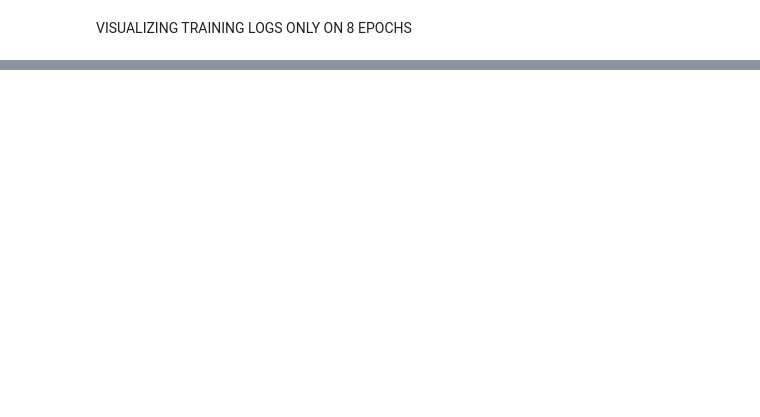
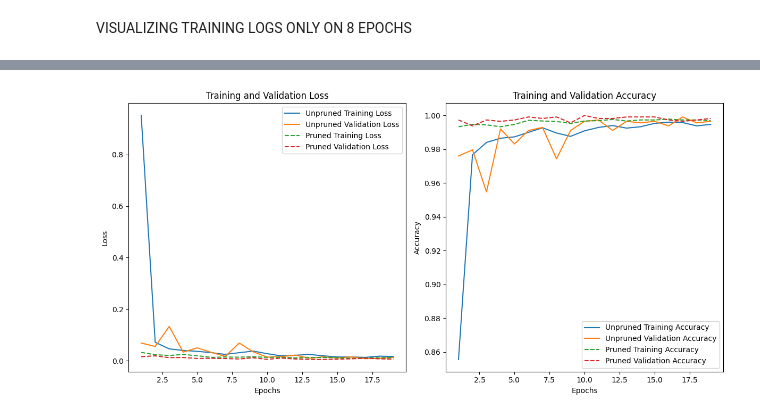
Before and after one commit to Alafiade/Structured-Pruning-on-a-ResNet-50-model, a Jupyter notebook: Structured_Pruning.ipynb, the cells around one changed output, grey strips where cells are left out. Saved outputs shown, nothing was run; the diff lists cells and outputs as text; code cells hidden in the pictures; blank space fills up the shorter version.

```diff
--- a/Structured_Pruning.ipynb
+++ b/Structured_Pruning.ipynb
@@ -482,0 +436,84 @@ plt.show()
+# %%
+import matplotlib.pyplot as plt
+
+# Example data for unpruned model
+unpruned_train_loss = [
+    0.9521, 0.0714, 0.0459, 0.0397, 0.0363, 0.0313, 0.0243, 0.0310, 0.0373,
+    0.0270, 0.0185, 0.0210, 0.0241, 0.0189, 0.0142, 0.0142, 0.0127, 0.0175,
+    0.0161]
+unpruned_train_acc = [
+    0.8555, 0.9767, 0.9840, 0.9865, 0.9873, 0.9900, 0.9927, 0.9896, 0.9876,
+    0.9909, 0.9929, 0.9940, 0.9925, 0.9933, 0.9953, 0.9960, 0.9958, 0.9938,
+    0.9947
+]
+unpruned_val_loss = [
+    0.0685, 0.0553, 0.1327, 0.0333, 0.0498, 0.0323, 0.0165, 0.0686, 0.0342,
+    0.0137, 0.0157, 0.0215, 0.0094, 0.0147, 0.0105, 0.0146, 0.0079, 0.0091,
+    0.0124 ]
+
+
+# Unpruned Validation Accuracy
+unpruned_val_acc = [
+    0.9760, 0.9796, 0.9547, 0.9920, 0.9831, 0.9911, 0.9929, 0.9743, 0.9911,
+    0.9965, 0.9973, 0.9911, 0.9965, 0.9956, 0.9965, 0.9938, 0.9991, 0.9956,
+    0.9965
+]
+
+pruned_train_loss = [
+    0.0321, 0.0230, 0.0203, 0.0239, 0.0192, 0.0128, 0.0141, 0.0136, 0.0152,
+    0.0130, 0.0133, 0.0106, 0.0124, 0.0125, 0.0117, 0.0086, 0.0098, 0.0115,
+    0.0121
+]
+
+# Pruned Validation Loss
+pruned_val_loss = [
+    0.0157, 0.0186, 0.0117, 0.0124, 0.0086, 0.0092, 0.0083, 0.0066, 0.0112,
+    0.0051, 0.0100, 0.0066, 0.0051, 0.0047, 0.0057, 0.0073, 0.0097, 0.0072,
+    0.0057
+]
+
+# Pruned Train Accuracy
+pruned_train_acc = [
+    0.9933, 0.9947, 0.9944, 0.9933, 0.9947, 0.9971, 0.9967, 0.9964, 0.9953,
+    0.9967, 0.9969, 0.9976, 0.9967, 0.9973, 0.9973, 0.9978, 0.9973, 0.9973,
+    0.9969
+]
+
+# Pruned Validation Accuracy
+pruned_val_acc = [
+    0.9973, 0.9938, 0.9973, 0.9965, 0.9973, 0.9991, 0.9982, 0.9991, 0.9956,
+    1.0000, 0.9982, 0.9982, 0.9991, 0.9991, 0.9991, 0.9973, 0.9965, 0.9973,
+    0.9982
+]
+# Plotting
+epochs_unpruned = range(1, len(unpruned_train_loss) + 1)
+epochs_pruned = range(1, len(pruned_train_loss) + 1)
+
+plt.figure(figsize=(12, 6))
+
+# Loss comparison
+plt.subplot(1, 2, 1)
+plt.plot(epochs_unpruned, unpruned_train_loss, label='Unpruned Training Loss')
+plt.plot(epochs_unpruned, unpruned_val_loss, label='Unpruned Validation Loss')
+plt.plot(epochs_pruned, pruned_train_loss, label='Pruned Training Loss', linestyle='--')
+plt.plot(epochs_pruned, pruned_val_loss, label='Pruned Validation Loss', linestyle='--')
+plt.title('Training and Validation Loss')
+plt.xlabel('Epochs')
+plt.ylabel('Loss')
+plt.legend()
+
+# Accuracy comparison
+plt.subplot(1, 2, 2)
+plt.plot(epochs_unpruned, unpruned_train_acc, label='Unpruned Training Accuracy')
+plt.plot(epochs_unpruned, unpruned_val_acc, label='Unpruned Validation Accuracy')
+plt.plot(epochs_pruned, pruned_train_acc, label='Pruned Training Accuracy', linestyle='--')
+plt.plot(epochs_pruned, pruned_val_acc, label='Pruned Validation Accuracy', linestyle='--')
+plt.title('Training and Validation Accuracy')
+plt.xlabel('Epochs')
+plt.ylabel('Accuracy')
+plt.legend()
+
+plt.tight_layout()
+plt.show()
+# %% [output]
+[figure, added]
```
Also changed, not shown: parts of 5 cells of this notebook.
